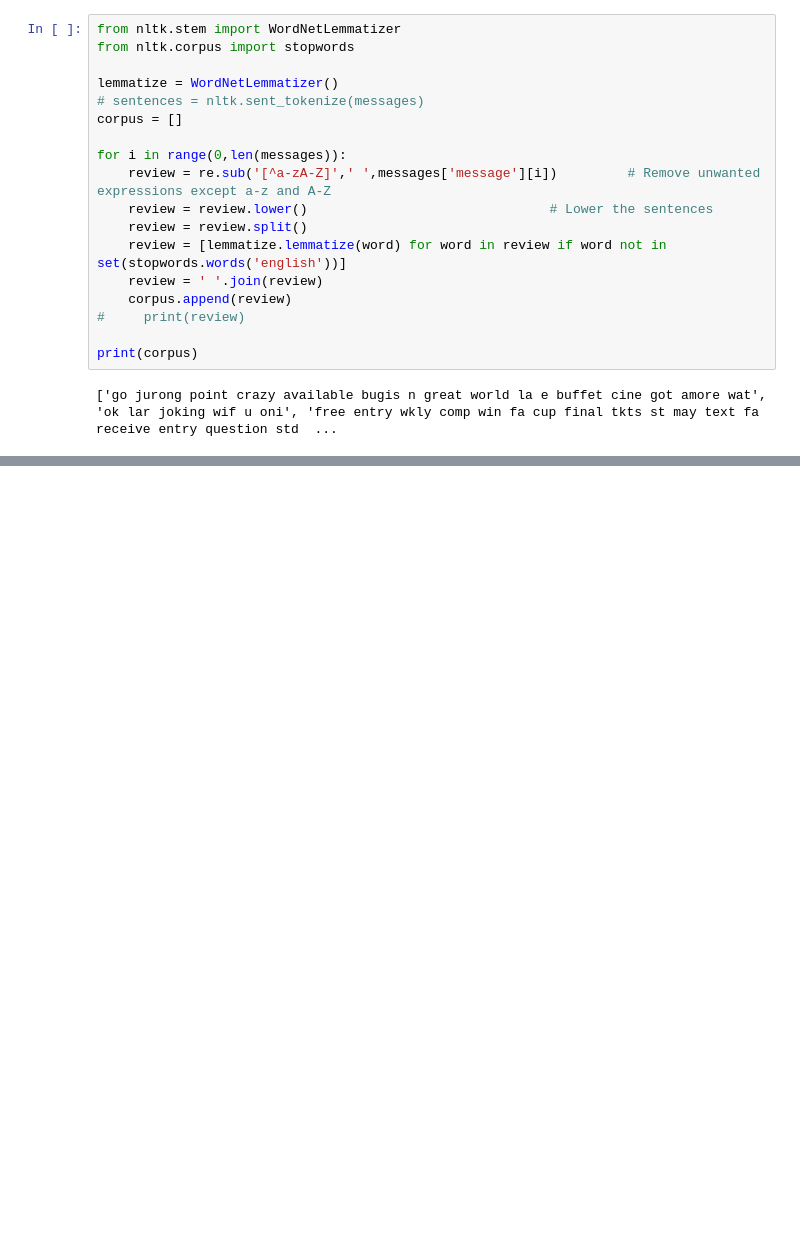
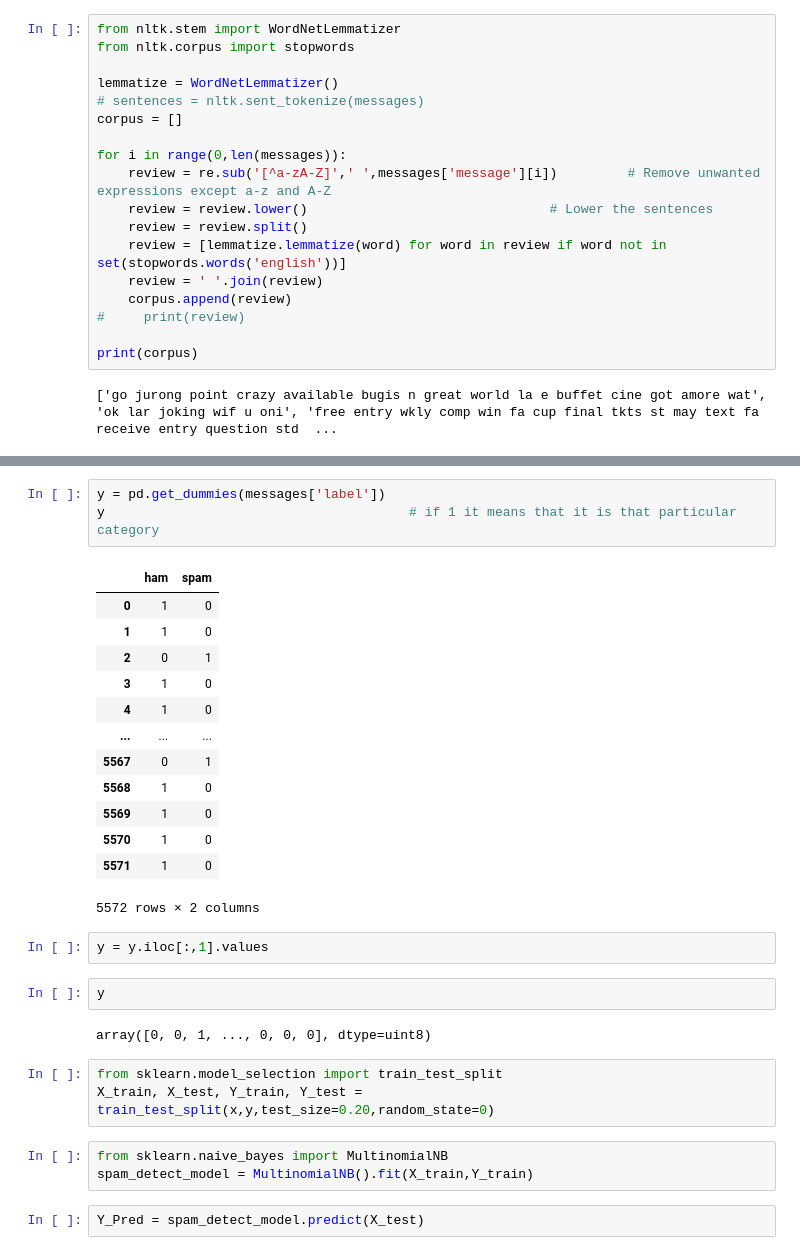
Before and after one commit to Sainihal22/NLP_Course, a Jupyter notebook: Spam_Classifier.ipynb, the cells around one changed output, grey strips where cells are left out. Saved outputs shown, nothing was run; the diff lists cells and outputs as text; blank space fills up the shorter version.

Commit message:
Spam Classifier Commit

```diff
--- a/Spam_Classifier.ipynb
+++ b/Spam_Classifier.ipynb
@@ -68,0 +66,31 @@ print(x)
+# %%
+y = pd.get_dummies(messages['label'])
+y                                       # if 1 it means that it is that particular category
+# %% [output]
+|  | ham | spam |
+| 0 | 1 | 0 |
+| 1 | 1 | 0 |
+| 2 | 0 | 1 |
+| 3 | 1 | 0 |
+| 4 | 1 | 0 |
+| ... | ... | ... |
+| 5567 | 0 | 1 |
+| 5568 | 1 | 0 |
+| 5569 | 1 | 0 |
+| 5570 | 1 | 0 |
+| 5571 | 1 | 0 |
+5572 rows × 2 columns
+# %%
+y = y.iloc[:,1].values
+# %%
+y
+# %% [output]
+array([0, 0, 1, ..., 0, 0, 0], dtype=uint8)
+# %%
+from sklearn.model_selection import train_test_split
+X_train, X_test, Y_train, Y_test = train_test_split(x,y,test_size=0.20,random_state=0)
+# %%
+from sklearn.naive_bayes import MultinomialNB
+spam_detect_model = MultinomialNB().fit(X_train,Y_train)
+# %%
+Y_Pred = spam_detect_model.predict(X_test)
```
Also changed, not shown: parts of 7 cells of this notebook, 2 other files.
